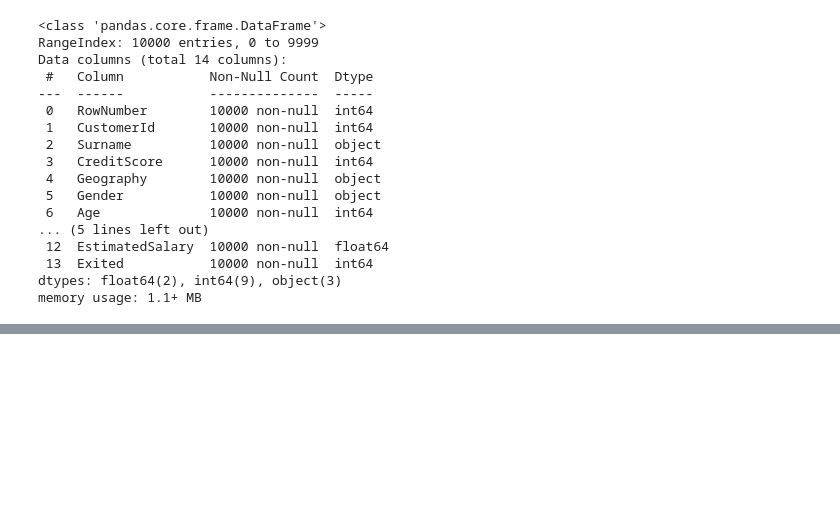
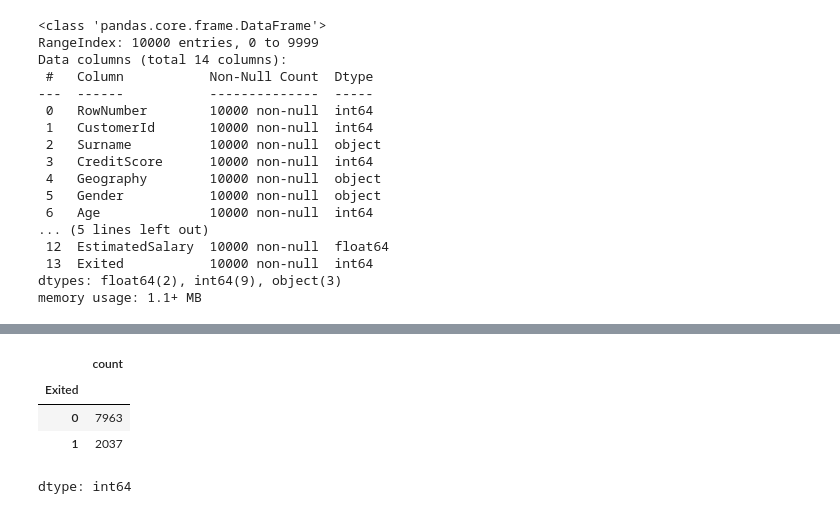
Before and after one commit to AbdelmoezAlaa91/Bank_churn_prediction, a Jupyter notebook: model.ipynb, the cells around one changed output, grey strips where cells are left out. Saved outputs shown, nothing was run; the diff lists cells and outputs as text; code cells hidden in the pictures; blank space fills up the shorter version.

```diff
--- a/model.ipynb
+++ b/model.ipynb
@@ -58,3 +58,11 @@ df.describe()
 | 50% | 5000.50000 | 1.569074e+07 | 652.000000 | 37.000000 | 5.000000 | 97198.540000 | 1.000000 | 1.00000 | ... |
 | 75% | 7500.25000 | 1.575323e+07 | 718.000000 | 44.000000 | 7.000000 | 127644.240000 | 2.000000 | 1.00000 | ... |
 | max | 10000.00000 | 1.581569e+07 | 850.000000 | 92.000000 | 10.000000 | 250898.090000 | 4.000000 | 1.00000 | ... |
+# %%
+df['Exited'].value_counts()
+# %% [output]
+|  | count |
+| Exited |  |
+| 0 | 7963 |
+| 1 | 2037 |
+dtype: int64
```
Also changed, not shown: parts of 3 cells of this notebook.
